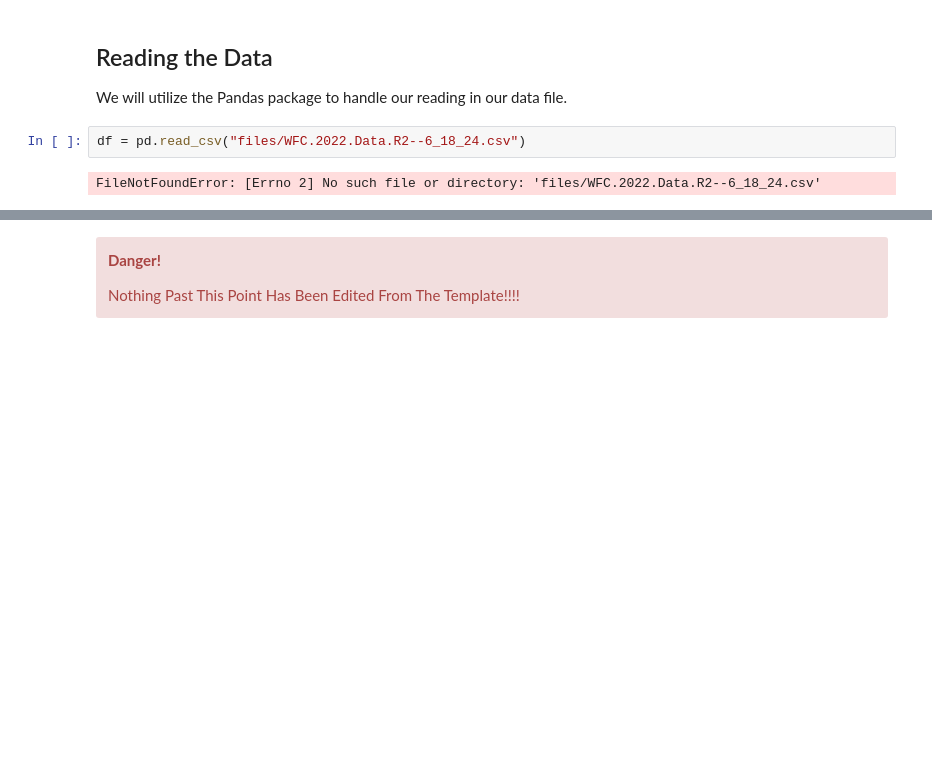
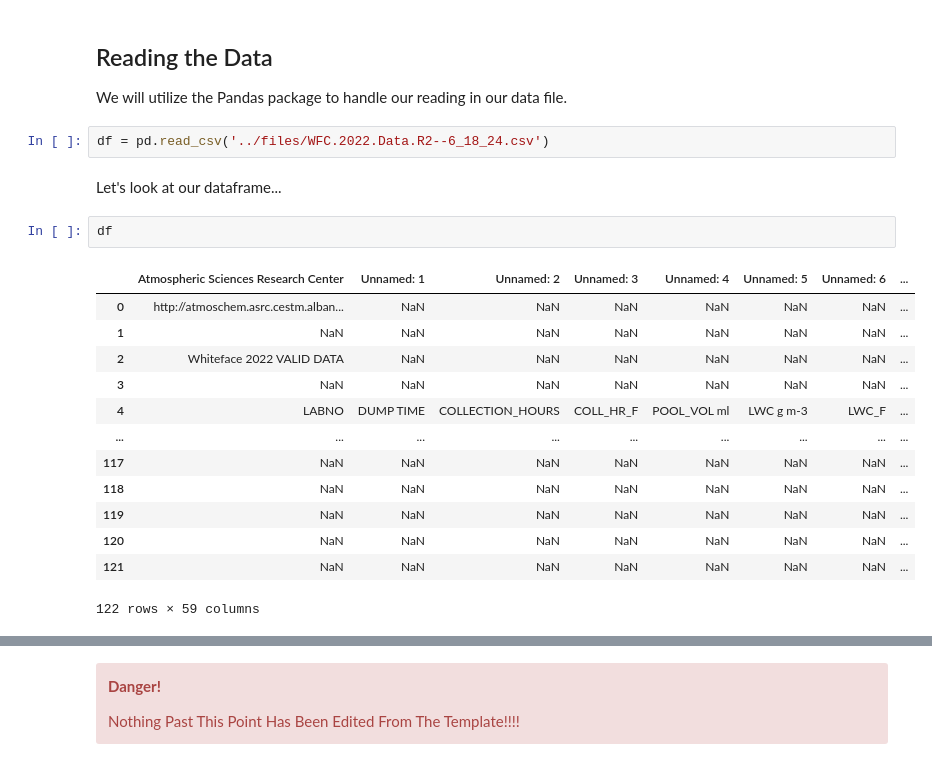
Before and after one commit to ProjectPythia/api-cookbook, a Jupyter notebook: notebooks/example-workflows/wfm-cloud-water.ipynb, the cells around one changed output, grey strips where cells are left out. Cells and saved outputs as stored; diff of their text form; blank space fills up the shorter version.

```diff
--- a/notebooks/example-workflows/wfm-cloud-water.ipynb
+++ b/notebooks/example-workflows/wfm-cloud-water.ipynb
@@ -88,6 +88,22 @@ The full data file can be viewed in "/files/WFC.2022.Data.R2--6_18_24.xlsx".
 
 We will utilize the Pandas package to handle our reading in our data file.
 # %%
-df = pd.read_csv("files/WFC.2022.Data.R2--6_18_24.csv")
+df = pd.read_csv('../files/WFC.2022.Data.R2--6_18_24.csv')
-# %% [output]
-FileNotFoundError: [Errno 2] No such file or directory: 'files/WFC.2022.Data.R2--6_18_24.csv'
+# %% [markdown]
+Let's look at our dataframe...
+# %%
+df
+# %% [output]
+|  | Atmospheric Sciences Research Center | Unnamed: 1 | Unnamed: 2 | Unnamed: 3 | Unnamed: 4 | Unnamed: 5 | Unnamed: 6 | ... |
+| 0 | http://atmoschem.asrc.cestm.alban... | NaN | NaN | NaN | NaN | NaN | NaN | ... |
+| 1 | NaN | NaN | NaN | NaN | NaN | NaN | NaN | ... |
+| 2 | Whiteface 2022 VALID DATA | NaN | NaN | NaN | NaN | NaN | NaN | ... |
+| 3 | NaN | NaN | NaN | NaN | NaN | NaN | NaN | ... |
+| 4 | LABNO | DUMP TIME | COLLECTION_HOURS | COLL_HR_F | POOL_VOL ml | LWC g m-3 | LWC_F | ... |
+| ... | ... | ... | ... | ... | ... | ... | ... | ... |
+| 117 | NaN | NaN | NaN | NaN | NaN | NaN | NaN | ... |
+| 118 | NaN | NaN | NaN | NaN | NaN | NaN | NaN | ... |
+| 119 | NaN | NaN | NaN | NaN | NaN | NaN | NaN | ... |
+| 120 | NaN | NaN | NaN | NaN | NaN | NaN | NaN | ... |
+| 121 | NaN | NaN | NaN | NaN | NaN | NaN | NaN | ... |
+122 rows × 59 columns
```
Also changed, not shown: parts of 10 cells of this notebook.
